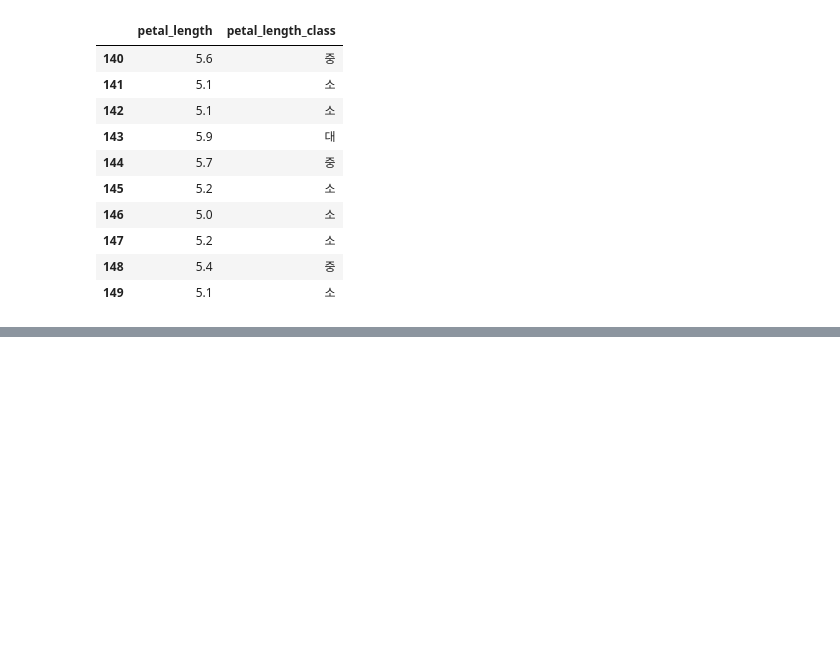
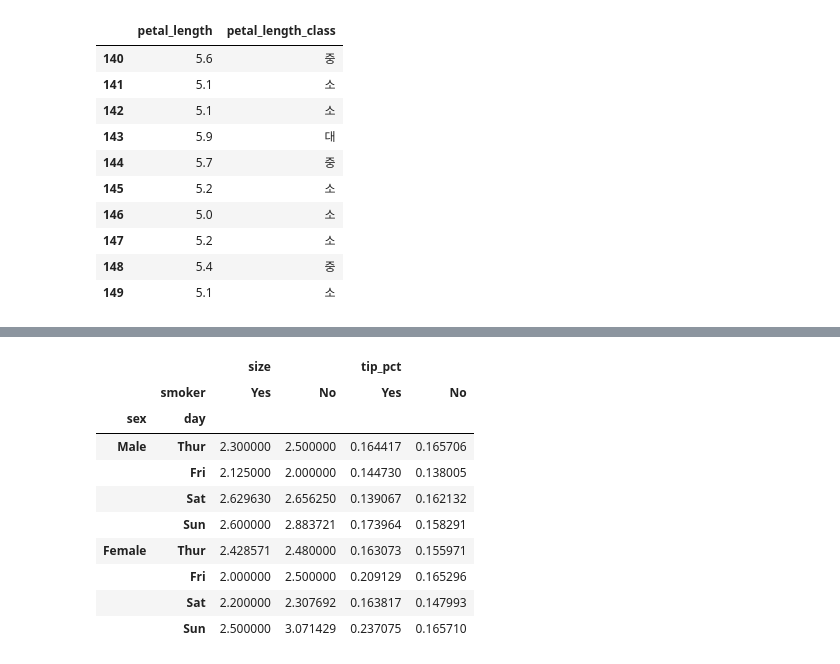
Before and after one commit to Jung-jieun/numpy-pandas, a Jupyter notebook: 4.7 피봇테이블과 그룹분석.ipynb, the cells around one changed output, grey strips where cells are left out. Saved outputs shown, nothing was run; the diff lists cells and outputs as text; code cells hidden in the pictures; blank space fills up the shorter version.

```diff
--- a/4.7 피봇테이블과 그룹분석.ipynb
+++ b/4.7 피봇테이블과 그룹분석.ipynb
@@ -231,0 +513,14 @@ iris[['petal_length','petal_length_class']].tail(10)
+# %%
+tips.pivot_table(['tip_pct','size'],['sex','day'],'smoker')
+# %% [output]
+|  |  | size |  | tip_pct |  |
+|  | smoker | Yes | No | Yes | No |
+| sex | day |  |  |  |  |
+| Male | Thur | 2.300000 | 2.500000 | 0.164417 | 0.165706 |
+|  | Fri | 2.125000 | 2.000000 | 0.144730 | 0.138005 |
+|  | Sat | 2.629630 | 2.656250 | 0.139067 | 0.162132 |
+|  | Sun | 2.600000 | 2.883721 | 0.173964 | 0.158291 |
+| Female | Thur | 2.428571 | 2.480000 | 0.163073 | 0.155971 |
+|  | Fri | 2.000000 | 2.500000 | 0.209129 | 0.165296 |
+|  | Sat | 2.200000 | 2.307692 | 0.163817 | 0.147993 |
+|  | Sun | 2.500000 | 3.071429 | 0.237075 | 0.165710 |
```
Also changed, not shown: parts of 45 cells of this notebook.
